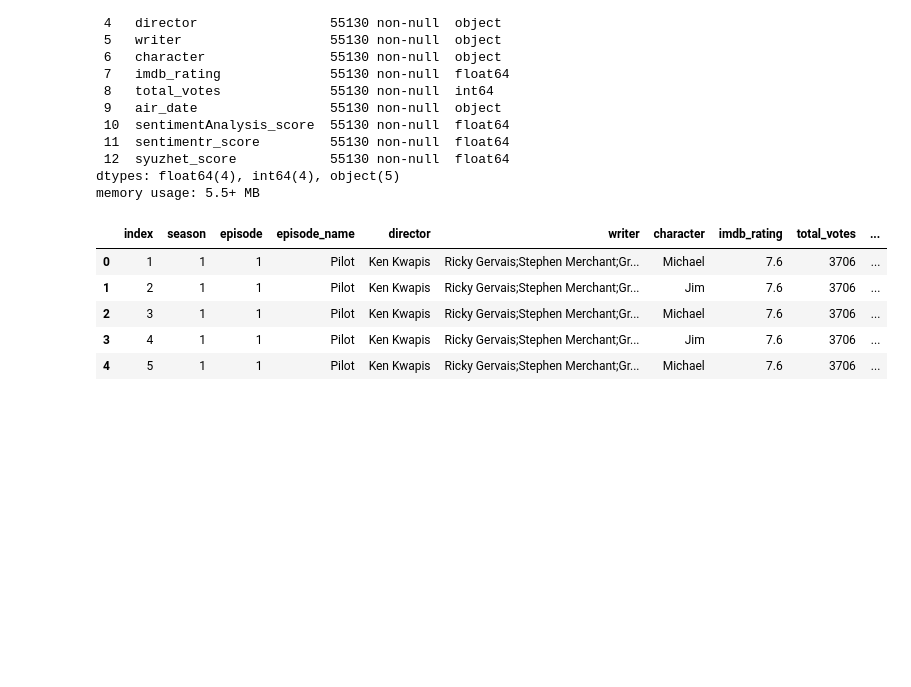
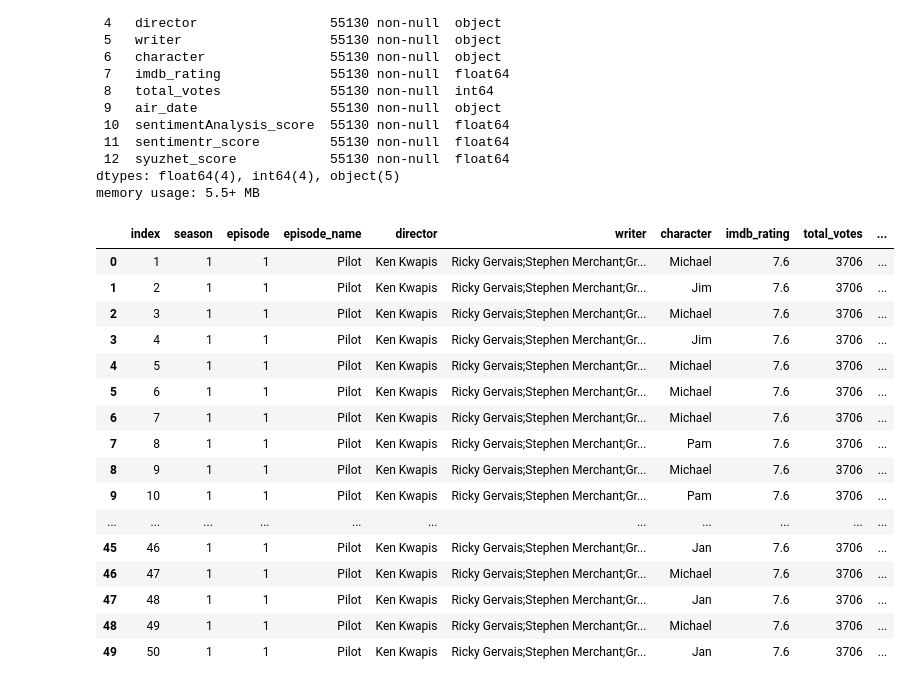
Before and after one commit to sirmelon/office-dataset, a Jupyter notebook: Office_dataset_project.ipynb, the cells around one changed output. Saved outputs shown, nothing was run; the diff lists cells and outputs as text; code cells hidden in the pictures; blank space fills up the shorter version.

```diff
--- a/Office_dataset_project.ipynb
+++ b/Office_dataset_project.ipynb
@@ -117,11 +113,22 @@ Data columns (total 13 columns):
 dtypes: float64(4), int64(4), object(5)
 memory usage: 5.5+ MB
 # %%
-office_df.head()
+office_df.head(50)
 # %% [output]
 |  | index | season | episode | episode_name | director | writer | character | imdb_rating | total_votes | ... |
 | 0 | 1 | 1 | 1 | Pilot | Ken Kwapis | Ricky Gervais;Stephen Merchant;Gr... | Michael | 7.6 | 3706 | ... |
 | 1 | 2 | 1 | 1 | Pilot | Ken Kwapis | Ricky Gervais;Stephen Merchant;Gr... | Jim | 7.6 | 3706 | ... |
 | 2 | 3 | 1 | 1 | Pilot | Ken Kwapis | Ricky Gervais;Stephen Merchant;Gr... | Michael | 7.6 | 3706 | ... |
 | 3 | 4 | 1 | 1 | Pilot | Ken Kwapis | Ricky Gervais;Stephen Merchant;Gr... | Jim | 7.6 | 3706 | ... |
 | 4 | 5 | 1 | 1 | Pilot | Ken Kwapis | Ricky Gervais;Stephen Merchant;Gr... | Michael | 7.6 | 3706 | ... |
+| 5 | 6 | 1 | 1 | Pilot | Ken Kwapis | Ricky Gervais;Stephen Merchant;Gr... | Michael | 7.6 | 3706 | ... |
+| 6 | 7 | 1 | 1 | Pilot | Ken Kwapis | Ricky Gervais;Stephen Merchant;Gr... | Michael | 7.6 | 3706 | ... |
+| 7 | 8 | 1 | 1 | Pilot | Ken Kwapis | Ricky Gervais;Stephen Merchant;Gr... | Pam | 7.6 | 3706 | ... |
+| 8 | 9 | 1 | 1 | Pilot | Ken Kwapis | Ricky Gervais;Stephen Merchant;Gr... | Michael | 7.6 | 3706 | ... |
+| 9 | 10 | 1 | 1 | Pilot | Ken Kwapis | Ricky Gervais;Stephen Merchant;Gr... | Pam | 7.6 | 3706 | ... |
+| ... | ... | ... | ... | ... | ... | ... | ... | ... | ... | ... |
+| 45 | 46 | 1 | 1 | Pilot | Ken Kwapis | Ricky Gervais;Stephen Merchant;Gr... | Jan | 7.6 | 3706 | ... |
+| 46 | 47 | 1 | 1 | Pilot | Ken Kwapis | Ricky Gervais;Stephen Merchant;Gr... | Michael | 7.6 | 3706 | ... |
+| 47 | 48 | 1 | 1 | Pilot | Ken Kwapis | Ricky Gervais;Stephen Merchant;Gr... | Jan | 7.6 | 3706 | ... |
+| 48 | 49 | 1 | 1 | Pilot | Ken Kwapis | Ricky Gervais;Stephen Merchant;Gr... | Michael | 7.6 | 3706 | ... |
+| 49 | 50 | 1 | 1 | Pilot | Ken Kwapis | Ricky Gervais;Stephen Merchant;Gr... | Jan | 7.6 | 3706 | ... |
```
Also changed, not shown: parts of 7 cells of this notebook.
